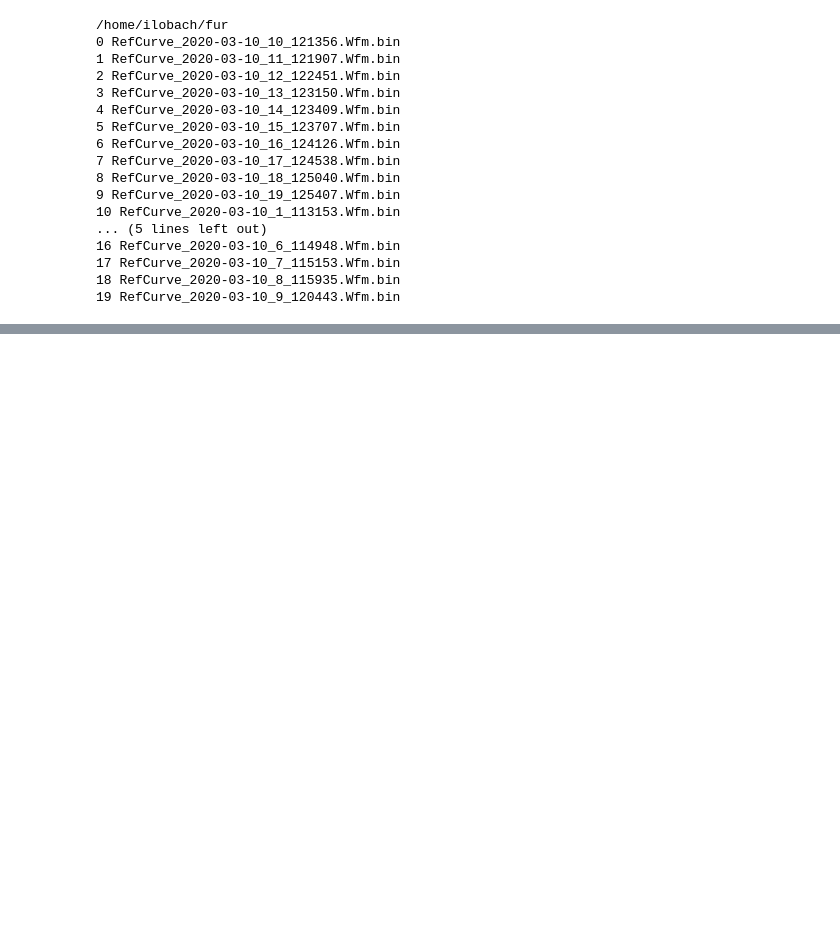
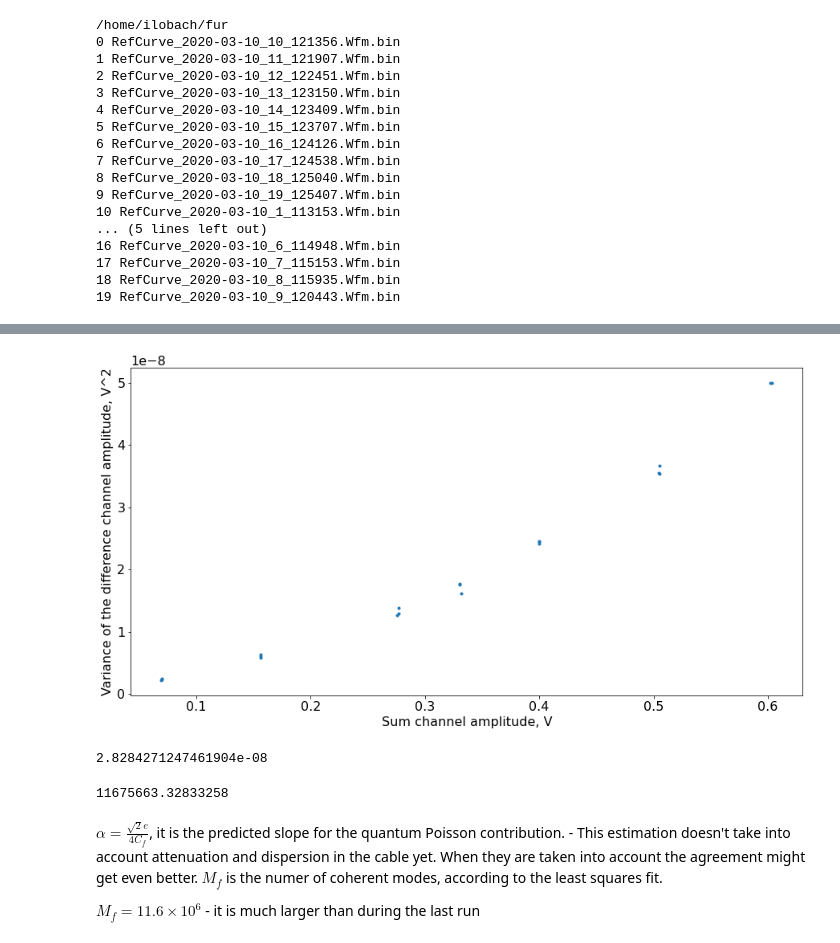
Before and after one commit to IharLobach/fur, a Jupyter notebook: shifts/shift_03_10_2020/nd_filters_data_03_10_2020.ipynb, the cells around one changed output, grey strips where cells are left out. Saved outputs shown, nothing was run; the diff lists cells and outputs as text; code cells hidden in the pictures; blank space fills up the shorter version.

```diff
--- a/shifts/shift_03_10_2020/nd_filters_data_03_10_2020.ipynb
+++ b/shifts/shift_03_10_2020/nd_filters_data_03_10_2020.ipynb
@@ -175,0 +77,4 @@ NameError: name 'math' is not defined
+# %%
+res_df["waveform_file"] = res_df["waveform_file"].astype('str')
+for i in range(1,4):
+    res_df.iloc[:,i] = res_df.iloc[:,i].astype(np.float32)
@@ -175,0 +83,23 @@ NameError: name 'math' is not defined
+# %%
+plt.plot(res_df["ch2_amplitude"],res_df["var_of_ch1_amplitude"] ,'.')
+plt.xlabel("Sum channel amplitude, V")
+plt.ylabel("Variance of the difference channel amplitude, V^2")
+plt.show()
+# %% [output]
+[figure, added]
+# %%
+alpha = 1.6e-19/2e-12*np.sqrt(2)/4
+alpha
+# %% [output]
+2.8284271247461904e-08
+# %%
+reg = linear_model.LinearRegression(fit_intercept=False)
+x1 = np.insert(res_df["ch2_amplitude"].values,0,0)
+x2 = x1**2
+y = np.insert(res_df["var_of_ch1_amplitude"].values,0,0)-alpha*x1
+reg.fit(x2.reshape((len(x2), 1)), y)
+a = reg.coef_[0]
+Mf = 1/a
+Mf
+# %% [output]
+11675663.32833258
@@ -175,0 +116,6 @@ NameError: name 'math' is not defined
+# %% [markdown]
+$\alpha=\frac{\sqrt{2}e}{4 C_f}$,
+it is the predicted slope for the quantum Poisson contribution. - This estimation doesn't take into account attenuation and dispersion in the cable yet. When they are taken into account the agreement might get even better.
+$M_f$ is the numer of coherent modes, according to the least squares fit.
+
+$M_f = 11.6\times 10^6$ - it is much larger than during the last run
```
Also changed, not shown: parts of 9 cells of this notebook, 4 other files.
